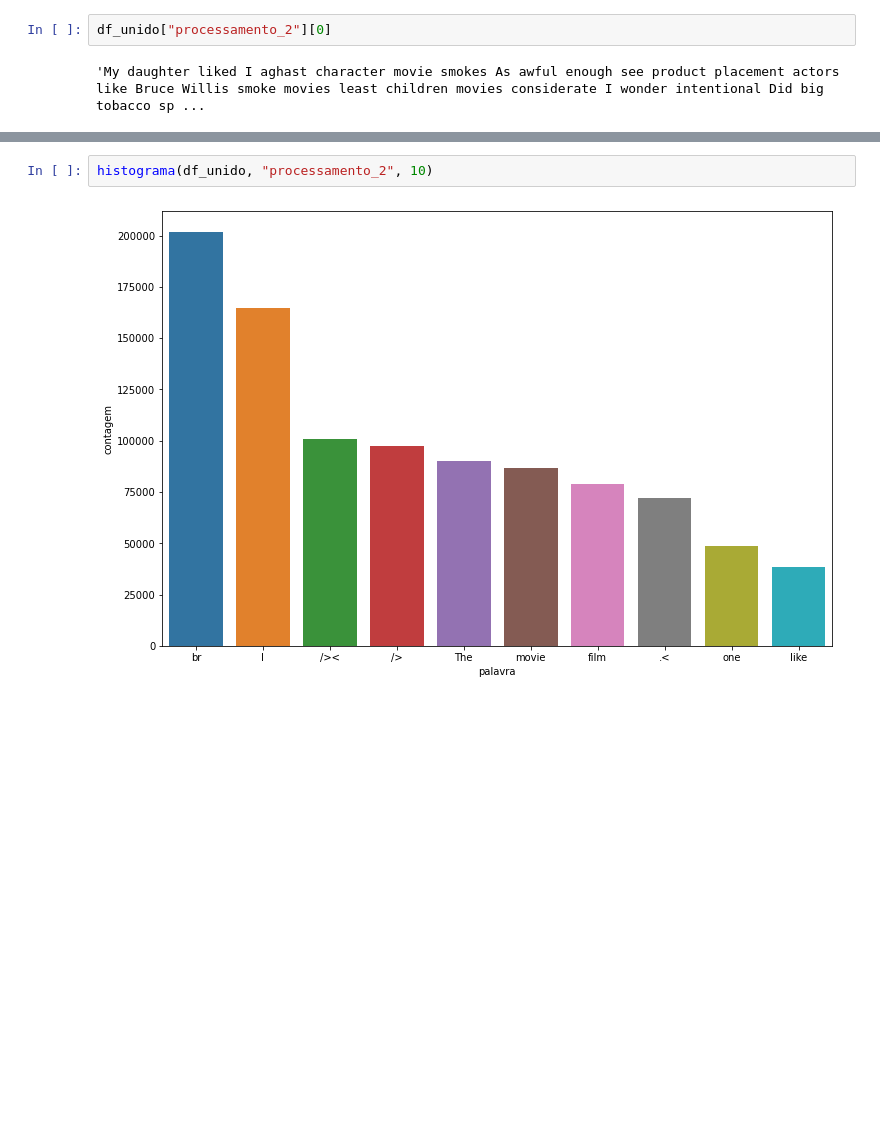
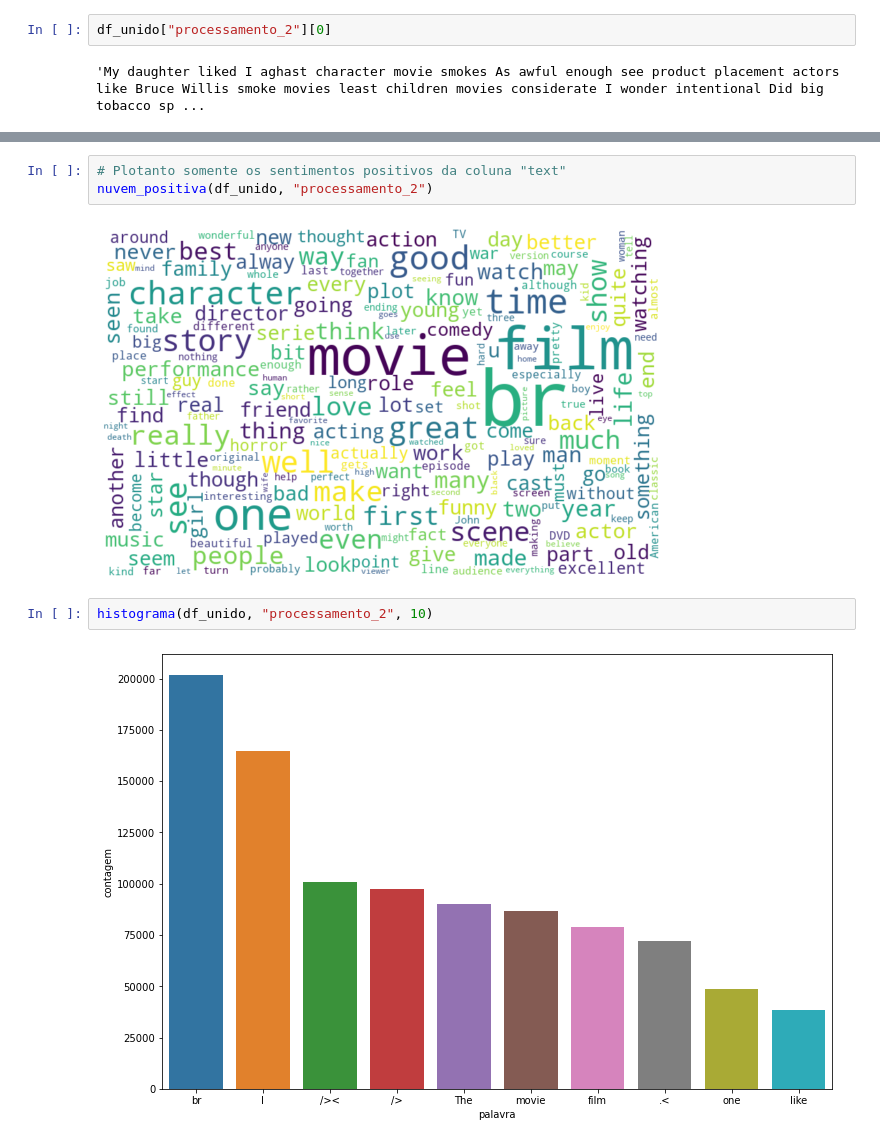
Before and after one commit to izafreitas/machine_learning_dellead_mentoring, a Jupyter notebook: plano_avalicao_lead/Plano de Avaliação Dell Academy Machine Learning.ipynb, the cells around one changed output, grey strips where cells are left out. Saved outputs shown, nothing was run; the diff lists cells and outputs as text; blank space fills up the shorter version.

```diff
--- a/plano_avalicao_lead/Plano de Avaliação Dell Academy Machine Learning.ipynb
+++ b/plano_avalicao_lead/Plano de Avaliação Dell Academy Machine Learning.ipynb
@@ -570,3 +597,8 @@ df_unido["processamento_2"][0]
+# %%
+# Plotanto somente os sentimentos positivos da coluna "text"
+nuvem_positiva(df_unido, "processamento_2")
+# %% [output]
+[figure, added]
 # %%
 histograma(df_unido, "processamento_2", 10)
 # %% [output]
```
Also changed, not shown: parts of 18 cells of this notebook.
